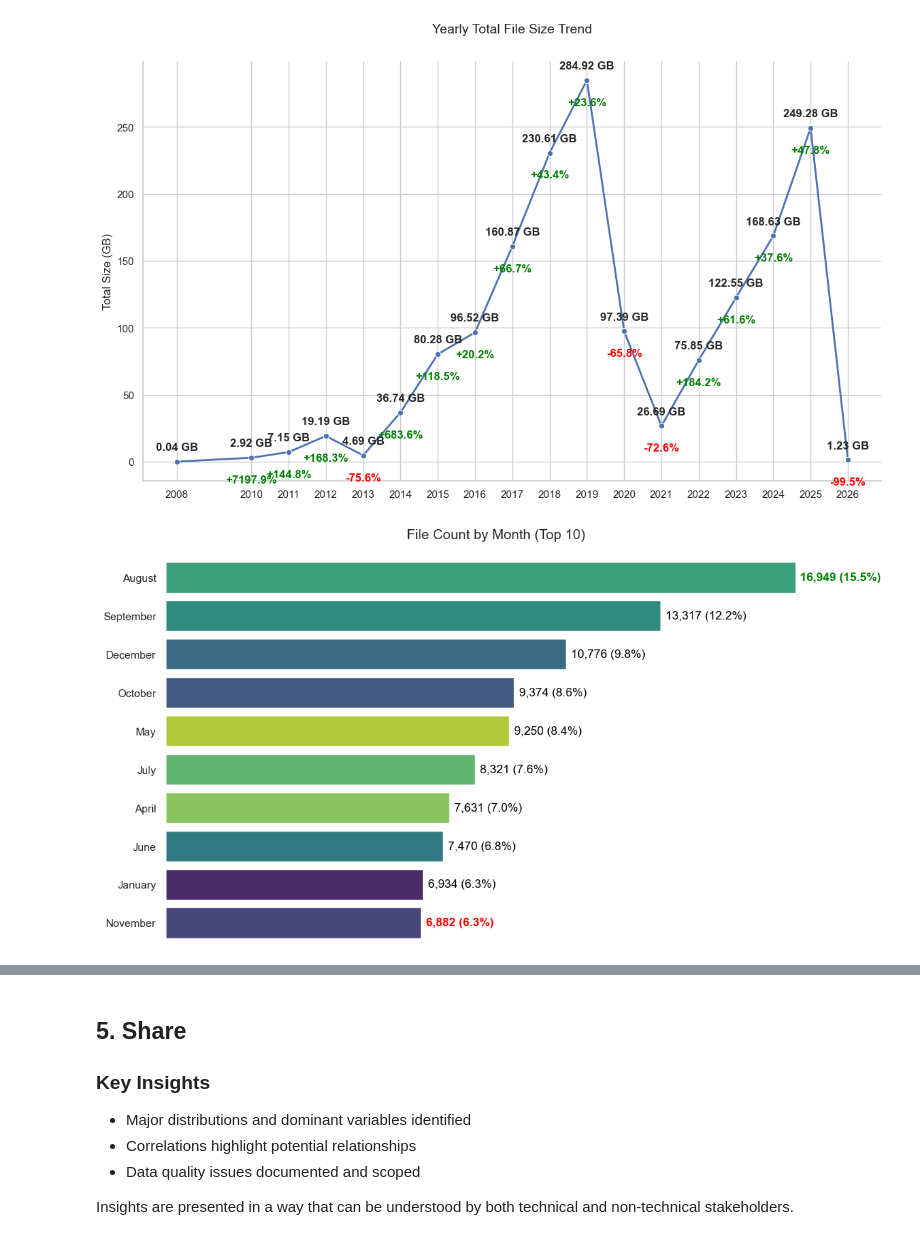
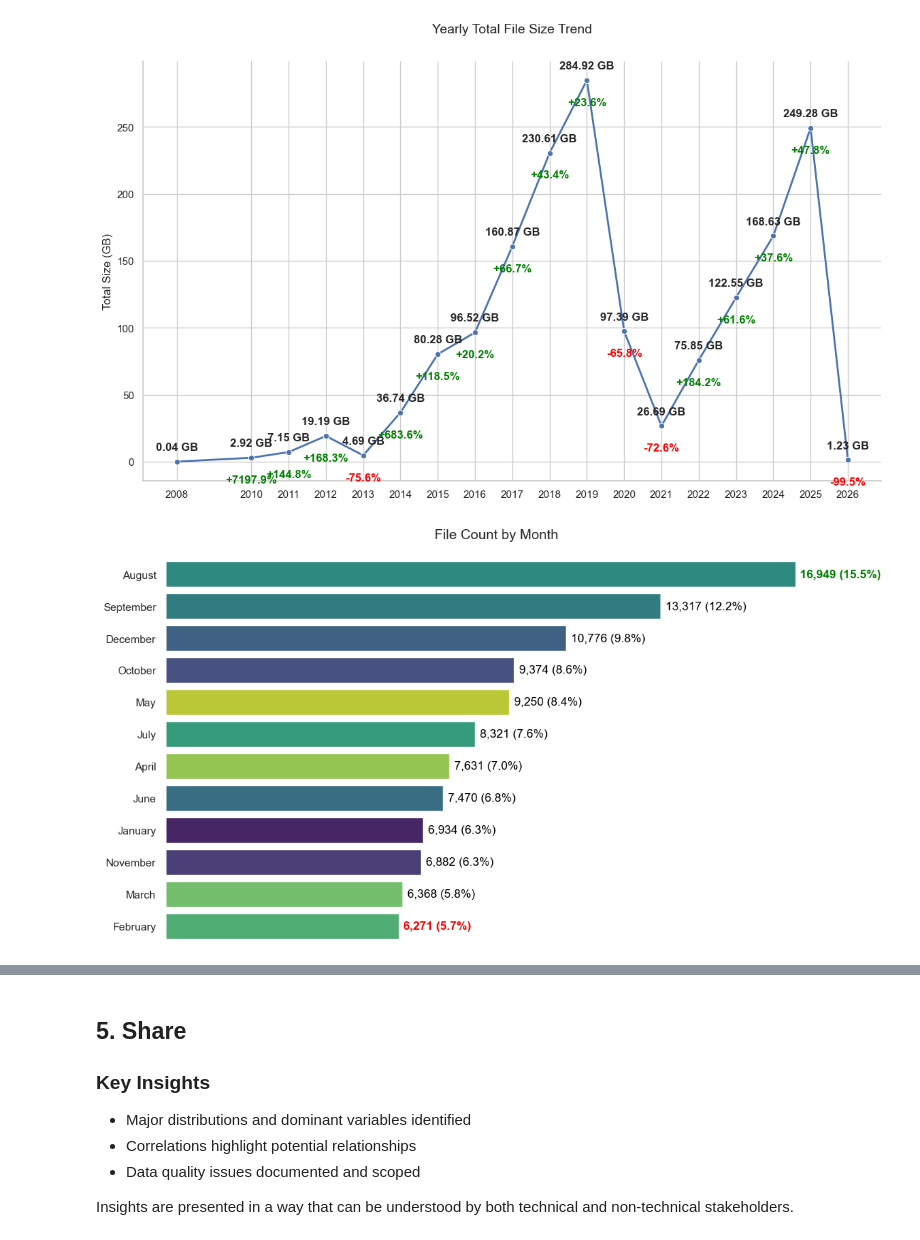
Before and after one commit to hansdarmawann/story-storage-1, a Jupyter notebook: notebooks/notebook.ipynb, the cells around one changed output, grey strips where cells are left out. Cells and saved outputs as stored; diff of their text form; code cells hidden in the pictures.

```diff
--- a/notebooks/notebook.ipynb
+++ b/notebooks/notebook.ipynb
@@ -660,14 +659,14 @@ plot_trend_sum(
 # %% [output]
 [figure]
 # %%
-top_n = get_top_n(df_clean, "month_name")
+top_n = 12
 
 plot_count(
     df=df_clean,
     column="month_name",
     top_n=top_n,
-    title=f"File Count by Month (Top {top_n})",
+    title=f"File Count by Month",
 )
 # %% [output]
-[figure, old version]
+[figure, new version]
 # %%
```
Also changed, not shown: parts of 4 cells of this notebook, 8 other files.
